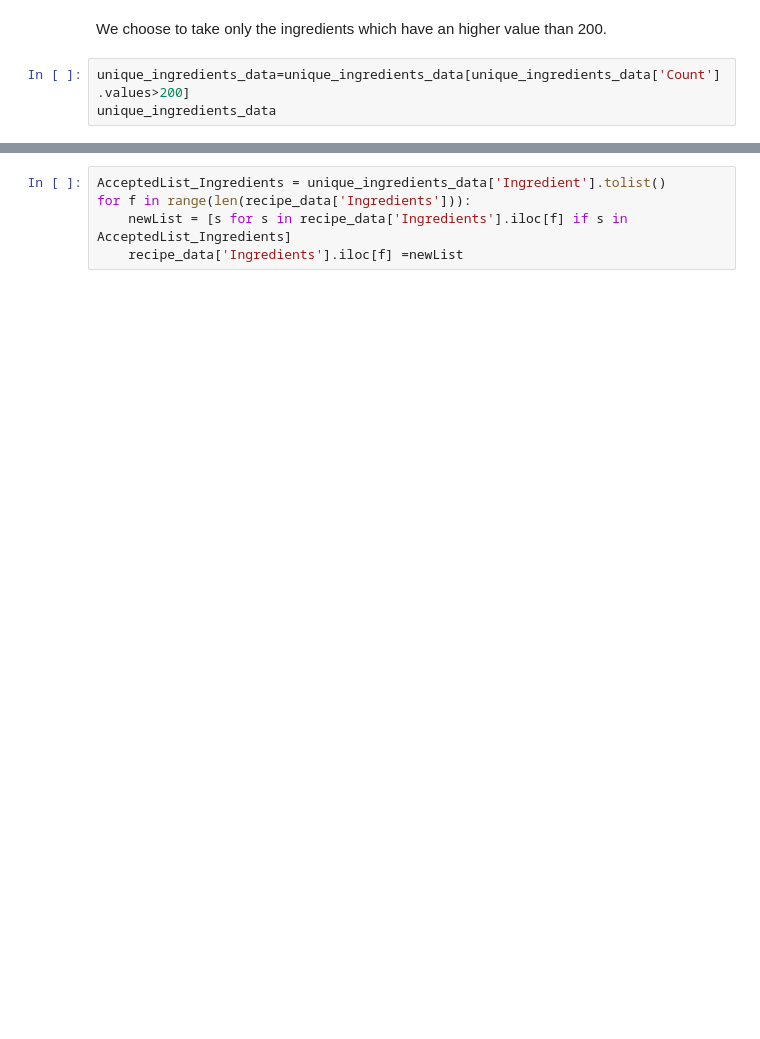
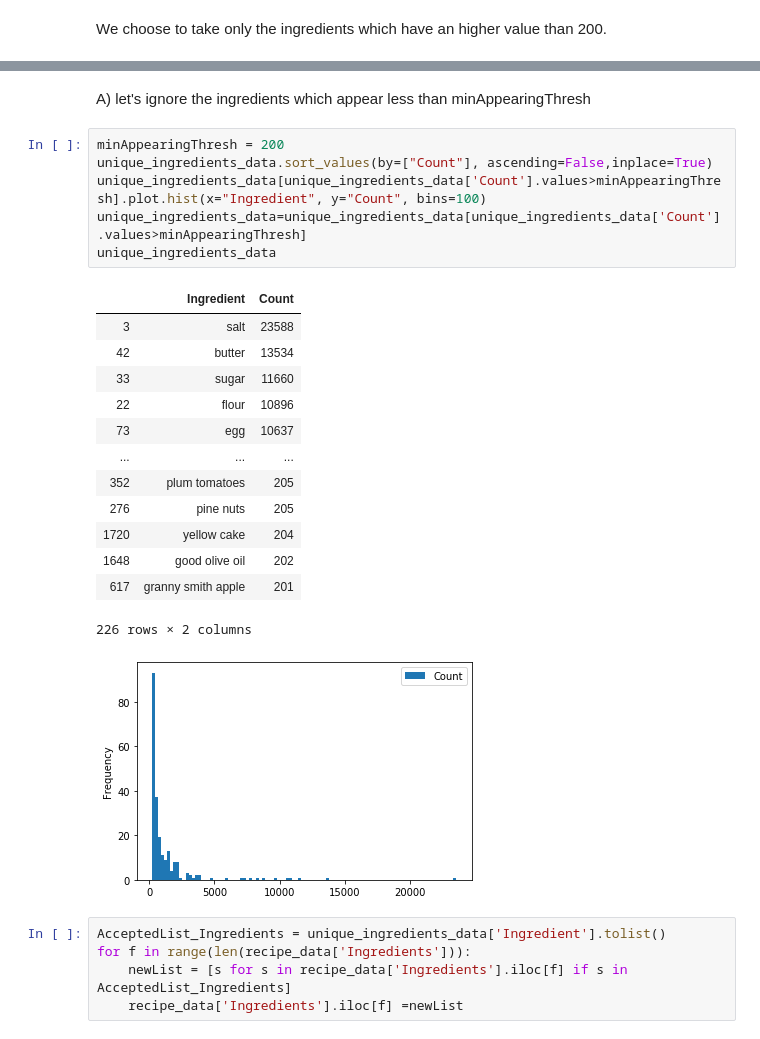
Before and after one commit to lautenba/ADA_pADAwan_Project, a Jupyter notebook: project.ipynb, the cells around one changed output, grey strips where cells are left out. Drawn from its saved outputs; the diff is of its cells as text; blank space fills up the shorter version.

```diff
--- a/project-Marco.ipynb
+++ b/project.ipynb
@@ -417,5 +335,2 @@ unique_ingredients_data[unique_ingredients_data['Count'].values>100].plot.hist(x
 # %% [markdown]
 We choose to take only the ingredients which have an higher value than 200.
-# %%
-unique_ingredients_data=unique_ingredients_data[unique_ingredients_data['Count'].values>200]
-unique_ingredients_data
@@ -438,3 +344,26 @@ We remove in our recipe_data the ingredients we choose to remove. Indeed, we sup
+# %% [markdown]
+A) let's ignore the ingredients which appear less than minAppearingThresh
+# %%
+minAppearingThresh = 200
+unique_ingredients_data.sort_values(by=["Count"], ascending=False,inplace=True)
+unique_ingredients_data[unique_ingredients_data['Count'].values>minAppearingThresh].plot.hist(x="Ingredient", y="Count", bins=100)
+unique_ingredients_data=unique_ingredients_data[unique_ingredients_data['Count'].values>minAppearingThresh]
+unique_ingredients_data
+# %% [output]
+|  | Ingredient | Count |
+| 3 | salt | 23588 |
+| 42 | butter | 13534 |
+| 33 | sugar | 11660 |
+| 22 | flour | 10896 |
+| 73 | egg | 10637 |
+| ... | ... | ... |
+| 352 | plum tomatoes | 205 |
+| 276 | pine nuts | 205 |
+| 1720 | yellow cake | 204 |
+| 1648 | good olive oil | 202 |
+| 617 | granny smith apple | 201 |
+226 rows × 2 columns
+[figure, added]
 # %%
 AcceptedList_Ingredients = unique_ingredients_data['Ingredient'].tolist()
 for f in range(len(recipe_data['Ingredients'])):
```
Also changed, not shown: parts of 30 cells of this notebook, 2 other files.
